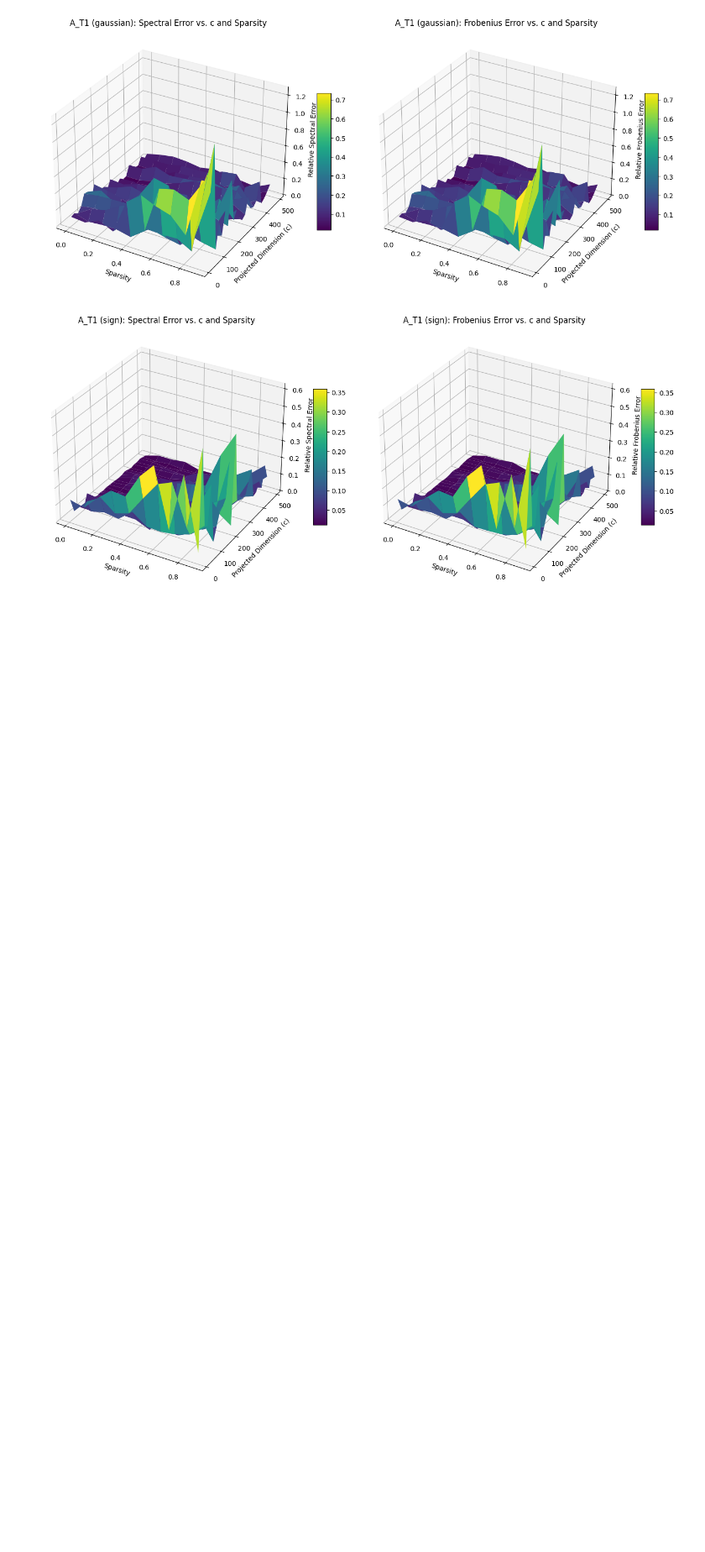
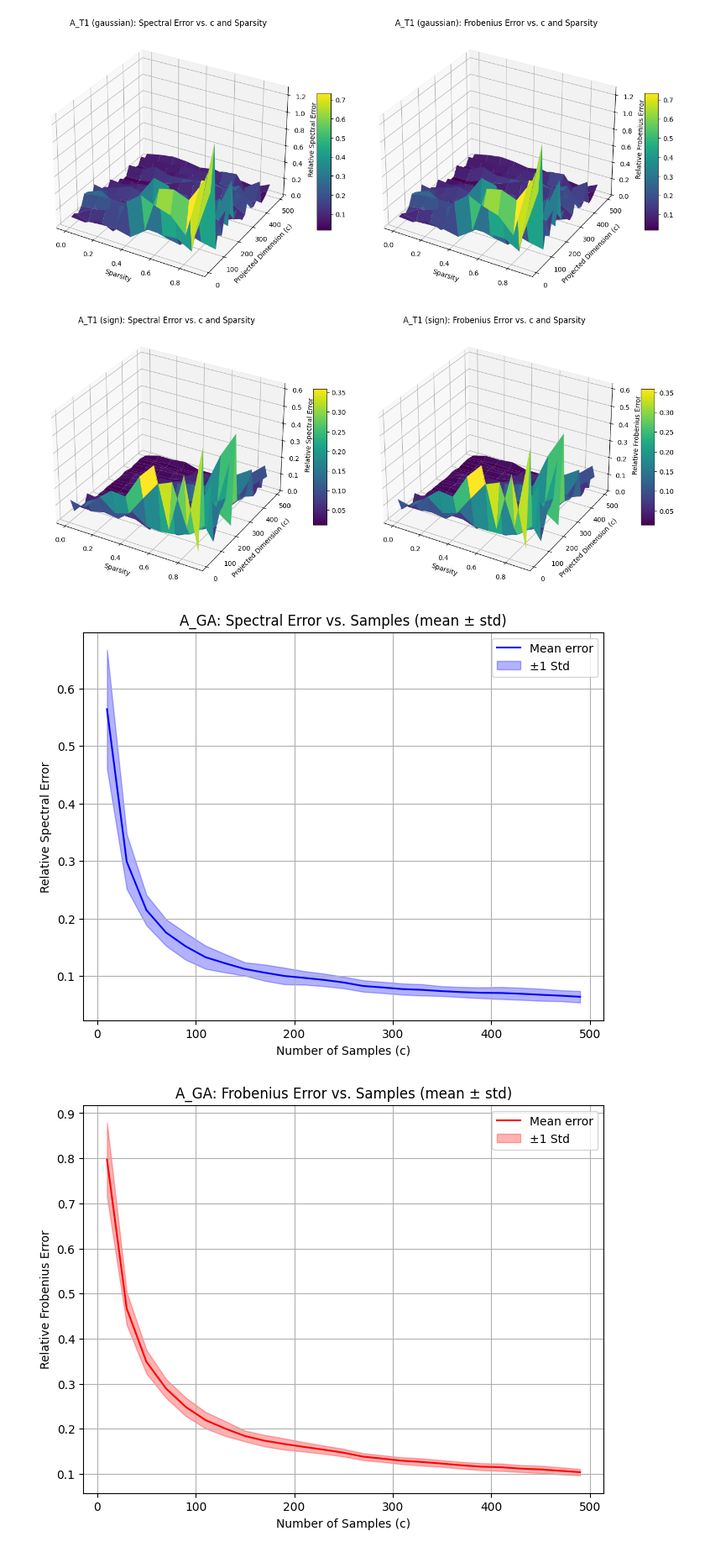
Before and after one commit to TagoreZhao/STAT260, a Jupyter notebook: HW2/hw2.ipynb, the cells around one changed output. Shown at 84% size. Cells and saved outputs as stored; diff of their text form; code cells hidden in the pictures; blank space fills up the shorter version.

Commit message:
compute variability

```diff
--- a/HW2/hw2.ipynb
+++ b/HW2/hw2.ipynb
@@ -346,3 +349,49 @@ for matrix_name, A in matrices.items():
 [figure]
 [figure]
 [figure]
+# %%
+n, d = 500, 50
+seed = 1234
+c_values = list(range(10, 500, 20))   # e.g., 10, 30, 50, ..., 490
+num_trials = 20
+
+
+
+ga_params = {"n": n, "d": d}
+spec_errs_GA, fro_errs_GA = run_sample_trials(generate_gaussian_A, ga_params, c_values, num_trials, sampling_method="frobenius_based", seed=seed)
+
+t3_params = {"n": n, "d": d, "df": 3}
+spec_errs_T3, fro_errs_T3 = run_sample_trials(generate_t_distribution_A, t3_params, c_values, num_trials, sampling_method="frobenius_based")
+
+t1_params = {"n": n, "d": d, "df": 1}
+spec_errs_T1, fro_errs_T1 = run_sample_trials(generate_t_distribution_A, t1_params, c_values, num_trials, sampling_method="frobenius_based")
+
+
+mean_spec_GA, std_spec_GA = compute_mean_std(spec_errs_GA)
+mean_fro_GA, std_fro_GA = compute_mean_std(fro_errs_GA)
+
+mean_spec_T3, std_spec_T3 = compute_mean_std(spec_errs_T3)
+mean_fro_T3, std_fro_T3 = compute_mean_std(fro_errs_T3)
+
+mean_spec_T1, std_spec_T1 = compute_mean_std(spec_errs_T1)
+mean_fro_T1, std_fro_T1 = compute_mean_std(fro_errs_T1)
+
+
+plot_error_with_variability(c_values, mean_spec_GA, std_spec_GA, 'Relative Spectral Error',
+                              'A_GA: Spectral Error vs. Samples (mean ± std)', 'blue')
+plot_error_with_variability(c_values, mean_fro_GA, std_fro_GA, 'Relative Frobenius Error',
+                              'A_GA: Frobenius Error vs. Samples (mean ± std)', 'red')
+
+
+plot_error_with_variability(c_values, mean_spec_T3, std_spec_T3, 'Relative Spectral Error',
+                              'A_T3: Spectral Error vs. Samples (mean ± std)', 'blue')
+plot_error_with_variability(c_values, mean_fro_T3, std_fro_T3, 'Relative Frobenius Error',
+                              'A_T3: Frobenius Error vs. Samples (mean ± std)', 'red')
+
+plot_error_with_variability(c_values, mean_spec_T1, std_spec_T1, 'Relative Spectral Error',
+                              'A_T1: Spectral Error vs. Samples (mean ± std)', 'blue')
+plot_error_with_variability(c_values, mean_fro_T1, std_fro_T1, 'Relative Frobenius Error',
+                              'A_T1: Frobenius Error vs. Samples (mean ± std)', 'red')
+# %% [output]
+[figure, added]
+[figure, added]
```
Also changed, not shown: parts of 2 cells of this notebook, 1 other file.
